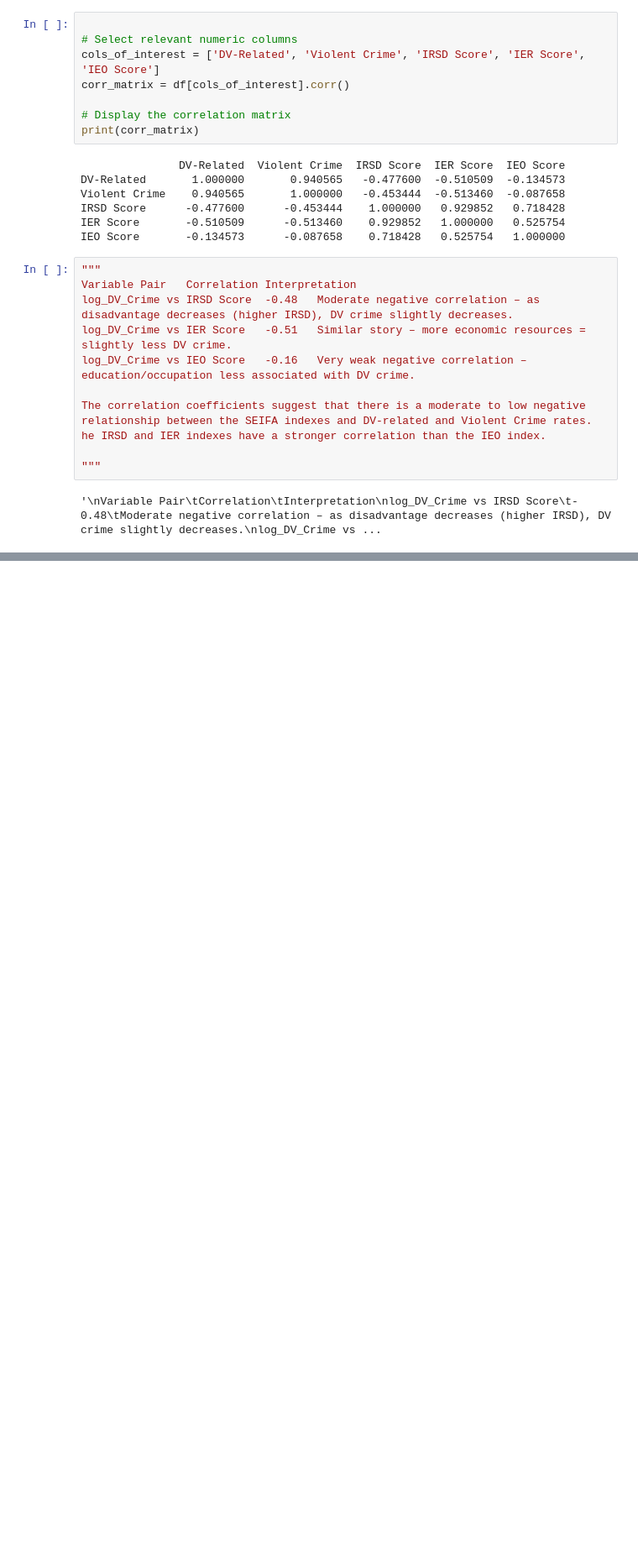
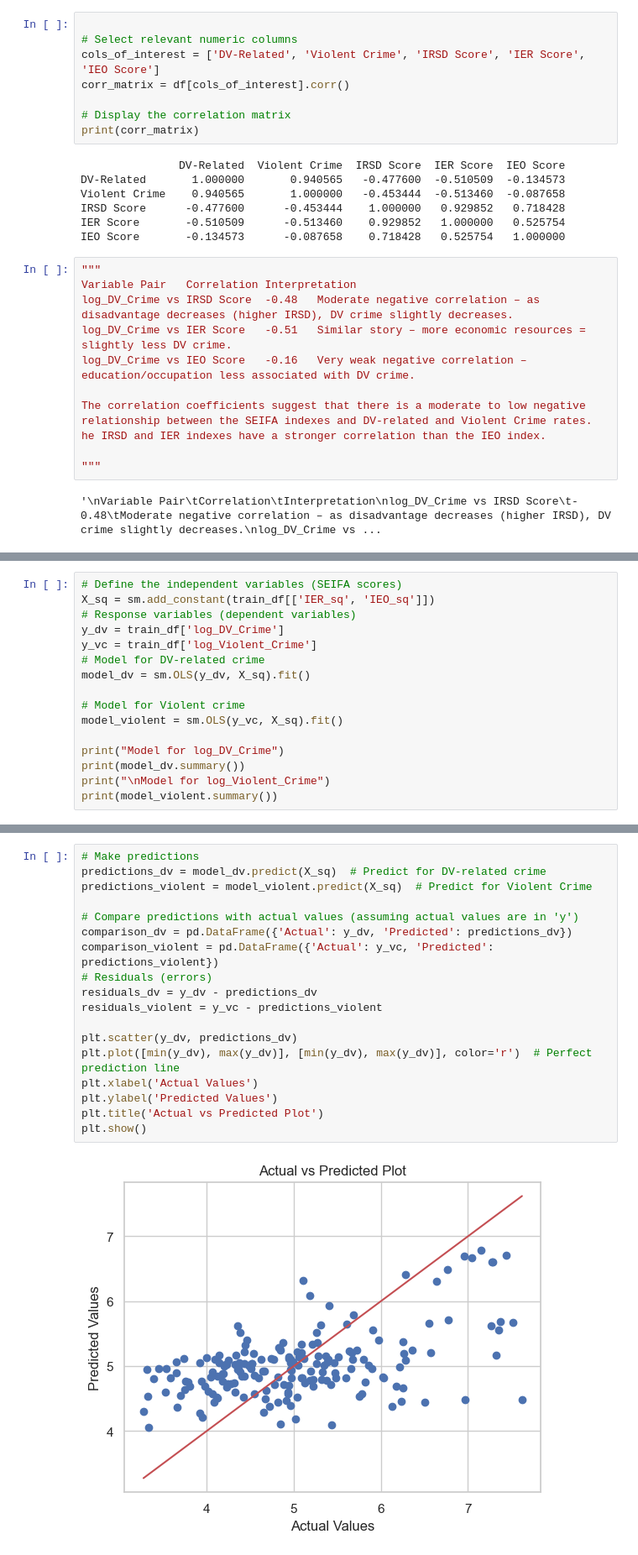
Before and after one commit to davimeloni/qld-seifa-crime-analysis, a Jupyter notebook: notebooks/learning_exploration_analysis.ipynb, the cells around one changed output, grey strips where cells are left out. Shown at 84% size. Drawn from its saved outputs; the diff is of its cells as text; blank space fills up the shorter version.

```diff
--- a/notebooks/exploration_analysis.ipynb
+++ b/notebooks/learning_exploration_analysis.ipynb
@@ -457,0 +552,16 @@ with open('model_dv_summary.txt', 'w') as f:
+# %%
+# Define the independent variables (SEIFA scores)
+X_sq = sm.add_constant(train_df[['IER_sq', 'IEO_sq']])
+# Response variables (dependent variables)
+y_dv = train_df['log_DV_Crime']
+y_vc = train_df['log_Violent_Crime']
+# Model for DV-related crime
+model_dv = sm.OLS(y_dv, X_sq).fit()
+
+# Model for Violent crime
+model_violent = sm.OLS(y_vc, X_sq).fit()
+
+print("Model for log_DV_Crime")
+print(model_dv.summary())
+print("\nModel for log_Violent_Crime")
+print(model_violent.summary())
@@ -457,0 +586,20 @@ with open('model_dv_summary.txt', 'w') as f:
+# %%
+# Make predictions
+predictions_dv = model_dv.predict(X_sq)  # Predict for DV-related crime
+predictions_violent = model_violent.predict(X_sq)  # Predict for Violent Crime
+
+# Compare predictions with actual values (assuming actual values are in 'y')
+comparison_dv = pd.DataFrame({'Actual': y_dv, 'Predicted': predictions_dv})
+comparison_violent = pd.DataFrame({'Actual': y_vc, 'Predicted': predictions_violent})
+# Residuals (errors)
+residuals_dv = y_dv - predictions_dv
+residuals_violent = y_vc - predictions_violent
+
+plt.scatter(y_dv, predictions_dv)
+plt.plot([min(y_dv), max(y_dv)], [min(y_dv), max(y_dv)], color='r')  # Perfect prediction line
+plt.xlabel('Actual Values')
+plt.ylabel('Predicted Values')
+plt.title('Actual vs Predicted Plot')
+plt.show()
+# %% [output]
+[figure, added]
```
Also changed, not shown: parts of 21 cells of this notebook, 21 other files.
